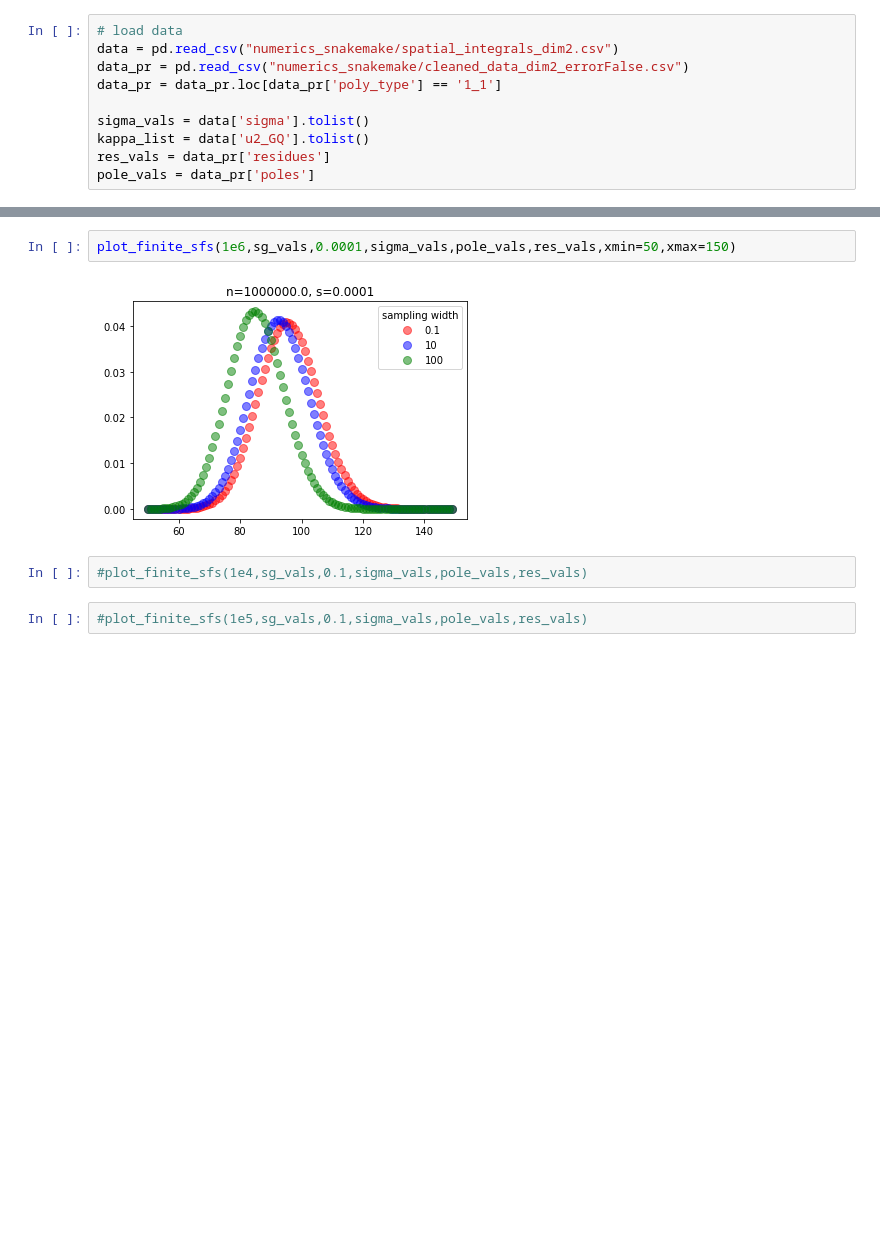
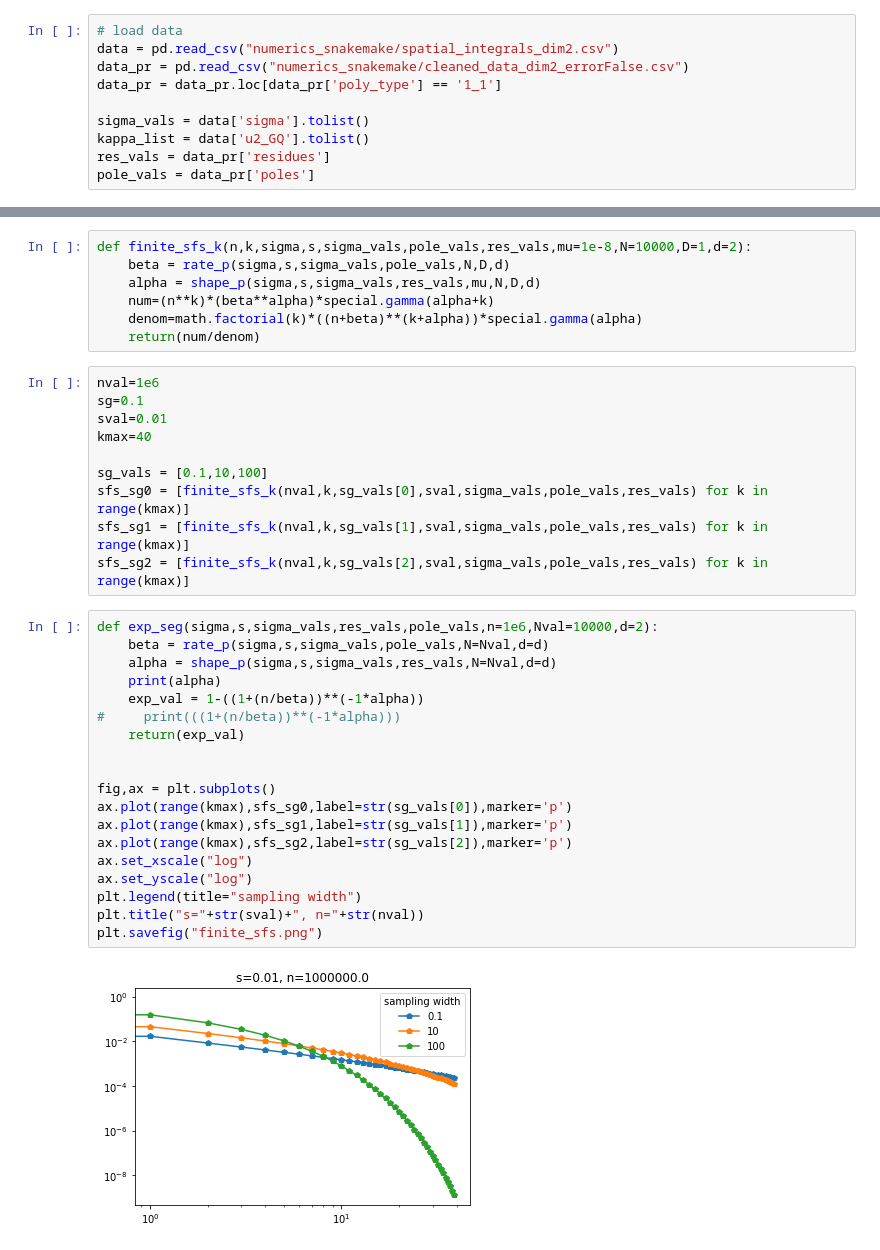
Before and after one commit to dp-rice/spatial-sfs, a Jupyter notebook: theory/finite_sample_SFS.ipynb, the cells around one changed output, grey strips where cells are left out. Saved outputs shown, nothing was run; the diff lists cells and outputs as text; blank space fills up the shorter version.

```diff
--- a/theory/finite_sample_SFS.ipynb
+++ b/theory/finite_sample_SFS.ipynb
@@ -87,8 +51,38 @@ plot_finite_sfs(1e6,sg_vals,0.001,sigma_vals,pole_vals,res_vals,xmax=30)
-# %%
-plot_finite_sfs(1e6,sg_vals,0.0001,sigma_vals,pole_vals,res_vals,xmin=50,xmax=150)
-# %% [output]
-[figure, removed]
-# %%
-#plot_finite_sfs(1e4,sg_vals,0.1,sigma_vals,pole_vals,res_vals)
-# %%
-#plot_finite_sfs(1e5,sg_vals,0.1,sigma_vals,pole_vals,res_vals)
+# %%
+def finite_sfs_k(n,k,sigma,s,sigma_vals,pole_vals,res_vals,mu=1e-8,N=10000,D=1,d=2):
+    beta = rate_p(sigma,s,sigma_vals,pole_vals,N,D,d)
+    alpha = shape_p(sigma,s,sigma_vals,res_vals,mu,N,D,d)
+    num=(n**k)*(beta**alpha)*special.gamma(alpha+k)
+    denom=math.factorial(k)*((n+beta)**(k+alpha))*special.gamma(alpha)
+    return(num/denom)
+# %%
+nval=1e6
+sg=0.1
+sval=0.01
+kmax=40
+
+sg_vals = [0.1,10,100]
+sfs_sg0 = [finite_sfs_k(nval,k,sg_vals[0],sval,sigma_vals,pole_vals,res_vals) for k in range(kmax)]
+sfs_sg1 = [finite_sfs_k(nval,k,sg_vals[1],sval,sigma_vals,pole_vals,res_vals) for k in range(kmax)]
+sfs_sg2 = [finite_sfs_k(nval,k,sg_vals[2],sval,sigma_vals,pole_vals,res_vals) for k in range(kmax)]
+# %%
+def exp_seg(sigma,s,sigma_vals,res_vals,pole_vals,n=1e6,Nval=10000,d=2):
+    beta = rate_p(sigma,s,sigma_vals,pole_vals,N=Nval,d=d)
+    alpha = shape_p(sigma,s,sigma_vals,res_vals,N=Nval,d=d)
+    print(alpha)
+    exp_val = 1-((1+(n/beta))**(-1*alpha))
+#     print(((1+(n/beta))**(-1*alpha)))
+    return(exp_val)
+
+
+fig,ax = plt.subplots()
+ax.plot(range(kmax),sfs_sg0,label=str(sg_vals[0]),marker='p')
+ax.plot(range(kmax),sfs_sg1,label=str(sg_vals[1]),marker='p')
+ax.plot(range(kmax),sfs_sg2,label=str(sg_vals[2]),marker='p')
+ax.set_xscale("log")
+ax.set_yscale("log")
+plt.legend(title="sampling width")
+plt.title("s="+str(sval)+", n="+str(nval))
+plt.savefig("finite_sfs.png")
+# %% [output]
+[figure, added]
```
Also changed, not shown: parts of 13 cells of this notebook.
